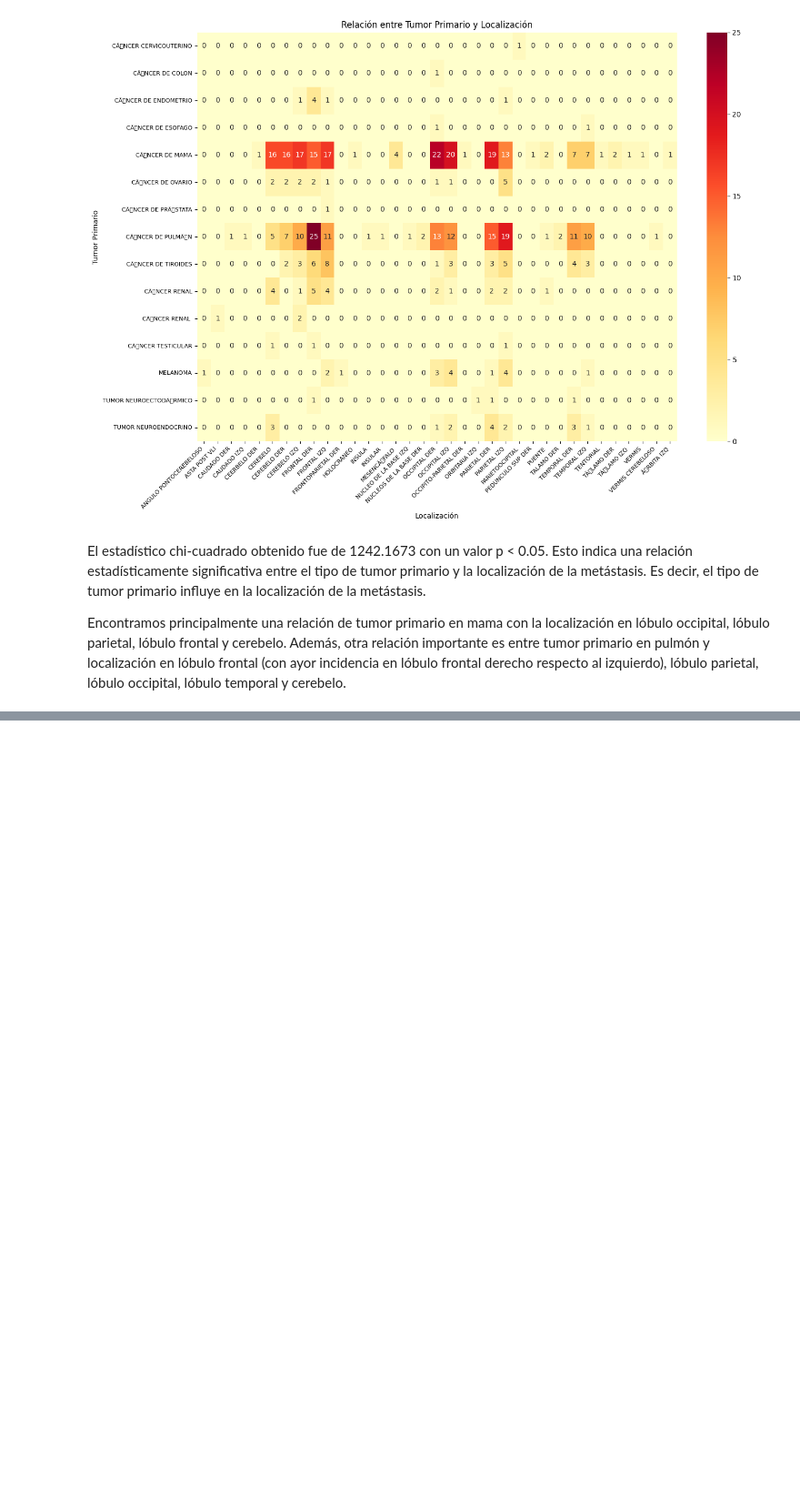
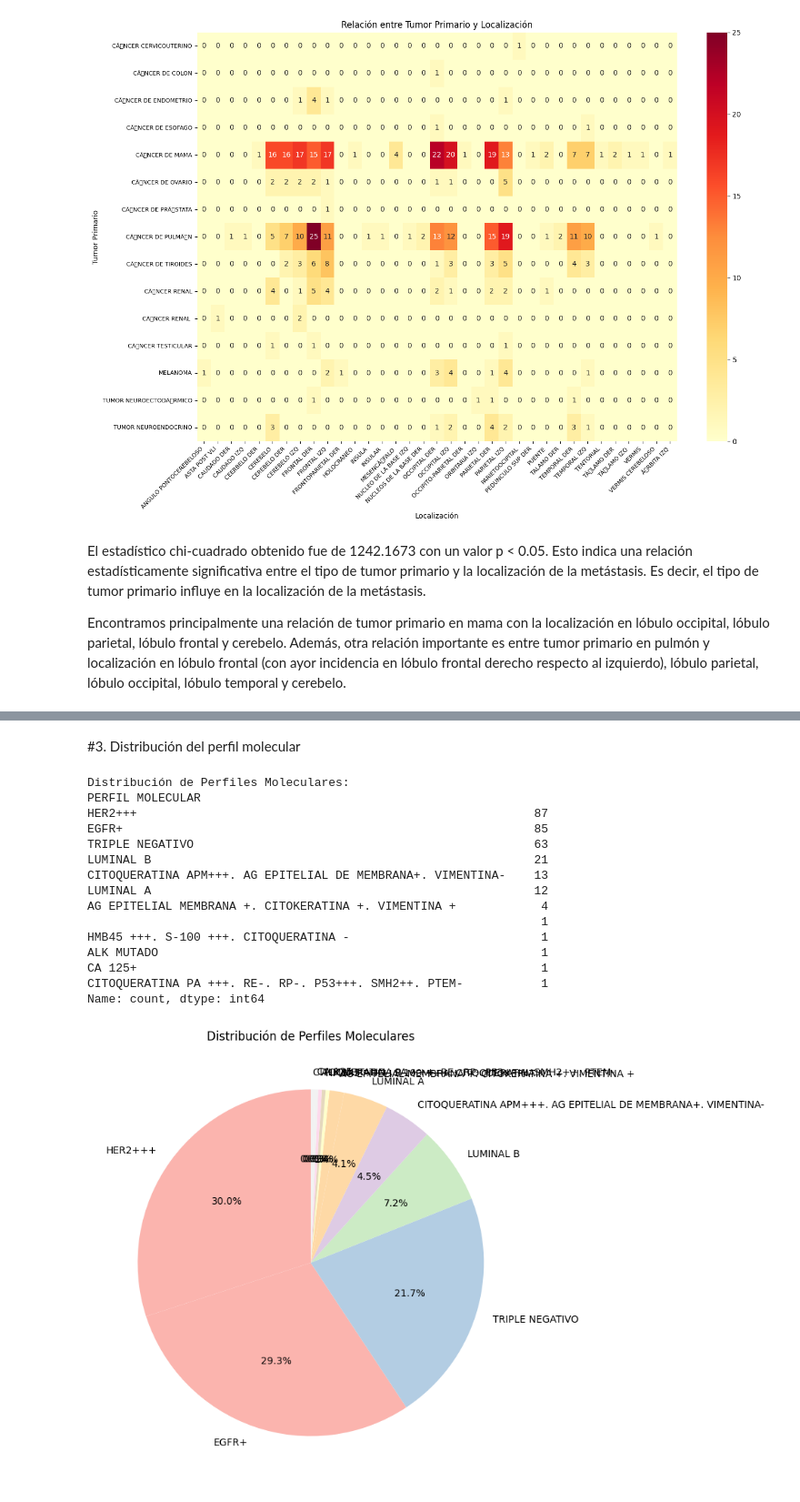
Before and after one commit to AngelTroncoso/TratamientoOncologico, a Jupyter notebook: Angel.ipynb, the cells around one changed output, grey strips where cells are left out. Shown at 91% size. Drawn from its saved outputs; the diff is of its cells as text; code cells hidden in the pictures; blank space fills up the shorter version.

```diff
--- a/Angel.ipynb
+++ b/Angel.ipynb
@@ -316,0 +391,32 @@ Además, otra relación importante es entre tumor primario en pulmón y localiza
+# %% [markdown]
+#3. Distribución del perfil molecular
+# %%
+# Calcular la distribución de perfiles moleculares
+perfil_molecular_dist = df['PERFIL MOLECULAR'].value_counts()
+
+# Mostrar la tabla
+print("Distribución de Perfiles Moleculares:")
+print(perfil_molecular_dist)
+
+# Graficar la distribución
+perfil_molecular_dist.plot(kind='pie', autopct='%1.1f%%', figsize=(8, 8), startangle=90, cmap='Pastel1')
+plt.title('Distribución de Perfiles Moleculares')
+plt.ylabel('')
+plt.show()
+# %% [output]
+Distribución de Perfiles Moleculares:
+PERFIL MOLECULAR
+HER2+++                                                        87
+EGFR+                                                          85
+TRIPLE NEGATIVO                                                63
+LUMINAL B                                                      21
+CITOQUERATINA APM+++. AG EPITELIAL DE MEMBRANA+. VIMENTINA-    13
+LUMINAL A                                                      12
+AG EPITELIAL MEMBRANA +. CITOKERATINA +. VIMENTINA +            4
+                                                                1
+HMB45 +++. S-100 +++. CITOQUERATINA -                           1
+ALK MUTADO                                                      1
+CA 125+                                                         1
+CITOQUERATINA PA +++. RE-. RP-. P53+++. SMH2++. PTEM-           1
+Name: count, dtype: int64
+[figure, added]
```
Also changed, not shown: parts of 10 cells of this notebook.
